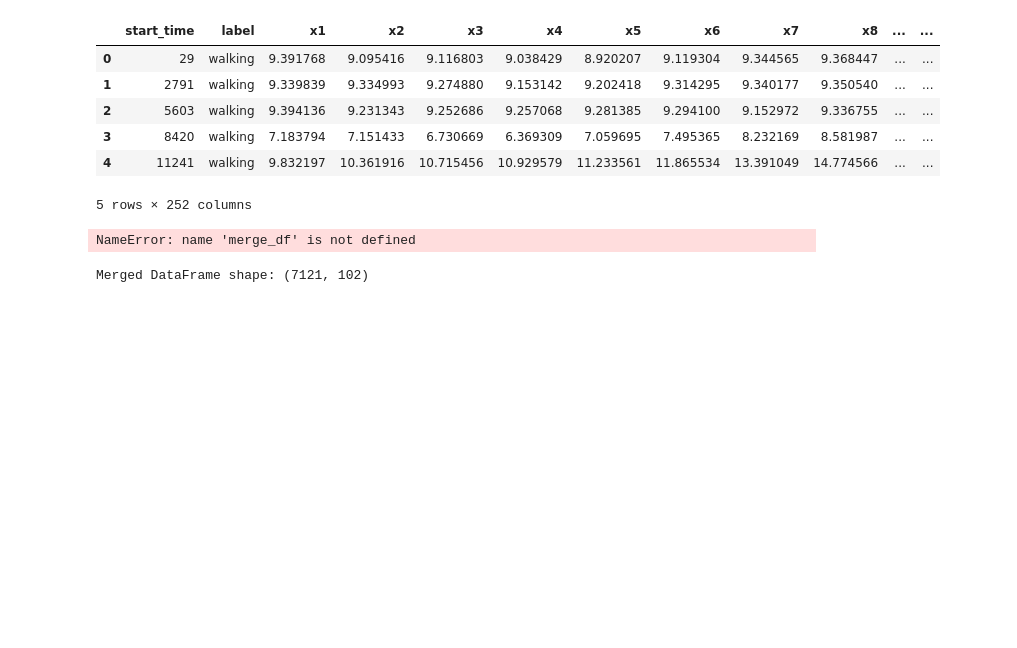
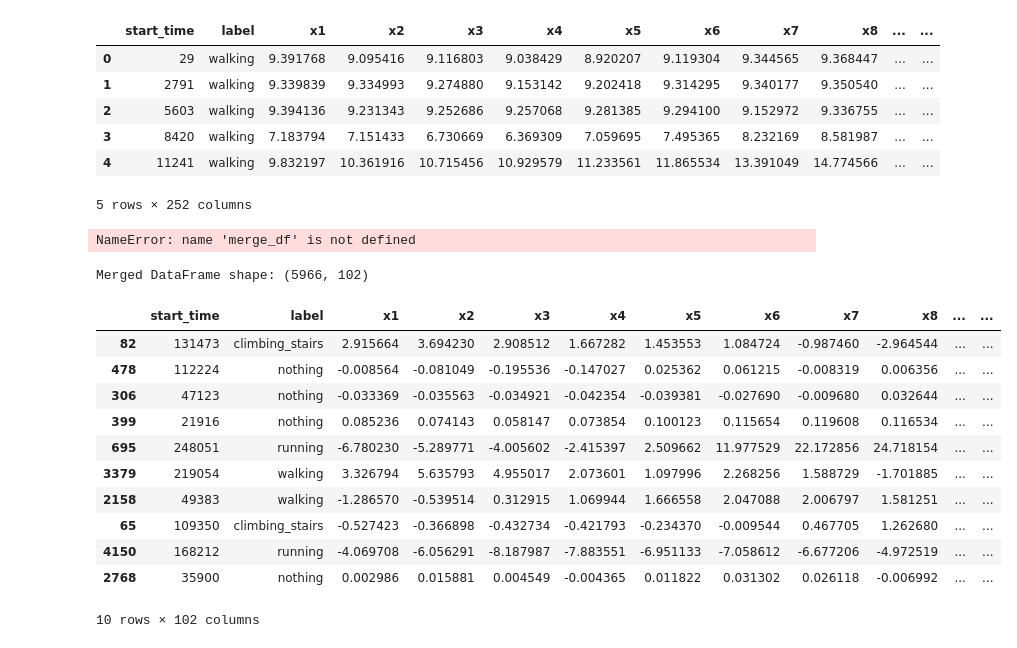
Before and after one commit to tanaratsaehia/dsp_project, a Jupyter notebook: data_preparation/tabular_preprocess.ipynb, the cells around one changed output. Cells and saved outputs as stored; diff of their text form; code cells hidden in the pictures; blank space fills up the shorter version.

```diff
--- a/data_preparation/tabular_preprocess.ipynb
+++ b/data_preparation/tabular_preprocess.ipynb
@@ -118,7 +178,7 @@ from preprocess import PreprocessAccel
 
 pre_acc = PreprocessAccel(sampling_rate=50)
 
-root_path = r"D:\git_repository\dsp_project\ignore_dir\datasets\new_datasets_many_position"
+root_path = r"C:\Git-Repository\dsp_project\ignore_dir\datasets\striped_data_many_position"
 # root_path = r"D:\git_repository\dsp_project\ignore_dir\datasets\clean_datasets"
 # magnitude_column_name = "filtered_magnitude"  # Adjust if needed
 magnitude_column_name = "magnitude"  # raw magnitude
@@ -127,7 +187,7 @@ overlap = 0.5
 
 # Function to extract label from filename
 def extract_label(filename):
-    match = re.match(r'([a-zA-Z]+)', filename)
+    match = re.match(r'([a-zA-Z_]+)', filename)
     return match.group(1) if match else filename
 
 # Process all CSV files in the directory and subdirectories
@@ -152,7 +212,22 @@ if all_data:
 else:
     print("No CSV files found.")
 # %% [output]
-Merged DataFrame shape: (7121, 102)
+Merged DataFrame shape: (5966, 102)
+# %%
+merged_df.sample(10)
+# %% [output]
+|  | start_time | label | x1 | x2 | x3 | x4 | x5 | x6 | x7 | x8 | ... | ... |
+| 82 | 131473 | climbing_stairs | 2.915664 | 3.694230 | 2.908512 | 1.667282 | 1.453553 | 1.084724 | -0.987460 | -2.964544 | ... | ... |
+| 478 | 112224 | nothing | -0.008564 | -0.081049 | -0.195536 | -0.147027 | 0.025362 | 0.061215 | -0.008319 | 0.006356 | ... | ... |
+| 306 | 47123 | nothing | -0.033369 | -0.035563 | -0.034921 | -0.042354 | -0.039381 | -0.027690 | -0.009680 | 0.032644 | ... | ... |
+| 399 | 21916 | nothing | 0.085236 | 0.074143 | 0.058147 | 0.073854 | 0.100123 | 0.115654 | 0.119608 | 0.116534 | ... | ... |
+| 695 | 248051 | running | -6.780230 | -5.289771 | -4.005602 | -2.415397 | 2.509662 | 11.977529 | 22.172856 | 24.718154 | ... | ... |
+| 3379 | 219054 | walking | 3.326794 | 5.635793 | 4.955017 | 2.073601 | 1.097996 | 2.268256 | 1.588729 | -1.701885 | ... | ... |
+| 2158 | 49383 | walking | -1.286570 | -0.539514 | 0.312915 | 1.069944 | 1.666558 | 2.047088 | 2.006797 | 1.581251 | ... | ... |
+| 65 | 109350 | climbing_stairs | -0.527423 | -0.366898 | -0.432734 | -0.421793 | -0.234370 | -0.009544 | 0.467705 | 1.262680 | ... | ... |
+| 4150 | 168212 | running | -4.069708 | -6.056291 | -8.187987 | -7.883551 | -6.951133 | -7.058612 | -6.677206 | -4.972519 | ... | ... |
+| 2768 | 35900 | nothing | 0.002986 | 0.015881 | 0.004549 | -0.004365 | 0.011822 | 0.031302 | 0.026118 | -0.006992 | ... | ... |
+10 rows × 102 columns
 # %%
 merged_df['label'].value_counts()
 # %% [output]
```
Also changed, not shown: parts of 8 cells of this notebook, 7 other files.
